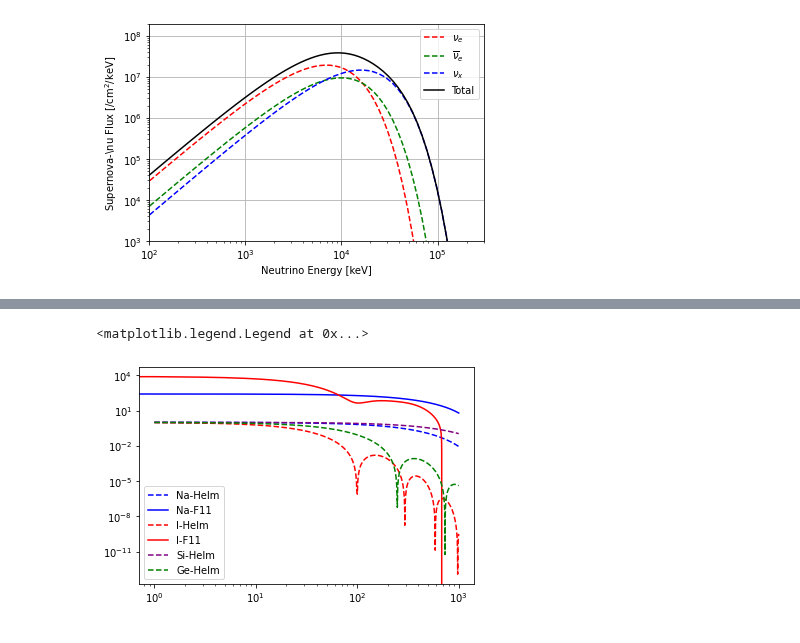
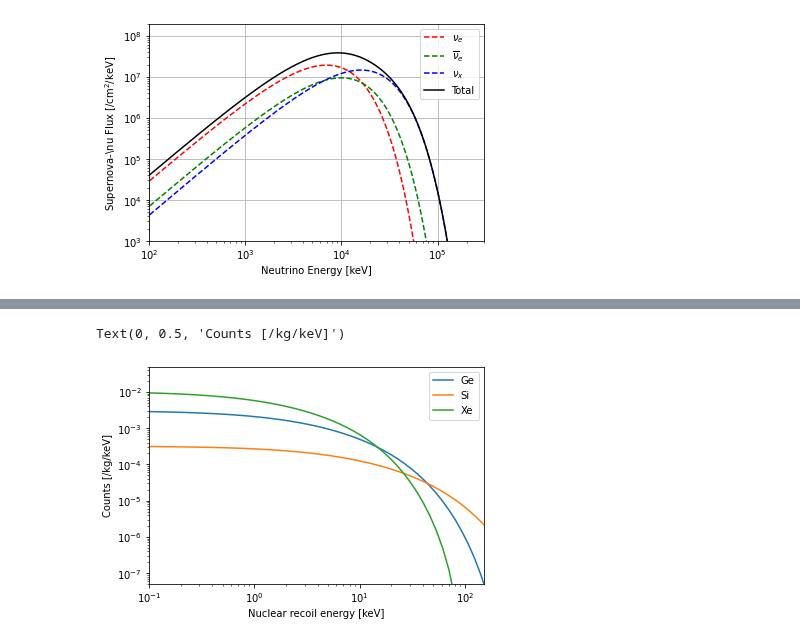
Before and after one commit to mjzurowski/sgm, a Jupyter notebook: Neutrino-test.ipynb, the cells around one changed output, grey strips where cells are left out. Cells and saved outputs as stored; diff of their text form; code cells hidden in the pictures.

```diff
--- a/Neutrino-test.ipynb
+++ b/Neutrino-test.ipynb
@@ -58,20 +60,23 @@ Text(0, 0.5, 'Counts [/kg/keV]')
-# %%
-from targets.i import I
-from targets.na import Na
-from targets.si import Si
-from targets.ge import Ge
-ER = np.linspace(0,1000,1000)
-plt.plot(ER, Na().Helm(ER*1e3)*Na().Helm(ER*1e3),label='Na-Helm',color = 'b', linestyle='--')
-plt.plot(ER, Na().F11(ER*1e3,1/np.sqrt(2),1/np.sqrt(2)),label='Na-F11',color = 'b', linestyle='-')
-plt.plot(ER, I().Helm(ER*1e3)*I().Helm(ER*1e3),label='I-Helm',color = 'r', linestyle='--')
-plt.plot(ER, I().F11(ER*1e3,1/np.sqrt(2),1/np.sqrt(2)),label='I-F11',color = 'r', linestyle='-')
-plt.plot(ER, Si().Helm(ER*1e3)*Si().Helm(ER*1e3),label='Si-Helm',color = 'purple', linestyle='--')
-plt.plot(ER, Ge().Helm(ER*1e3)*Ge().Helm(ER*1e3),label='Ge-Helm',color = 'green', linestyle='--')
-#plt.plot(ER, Si().F11(ER*1e3,1/np.sqrt(2),1/np.sqrt(2)),label='Si-F11',color = 'purple', linestyle='-')
-plt.xscale('log')
-plt.yscale('log')
-plt.legend()
-# %% [output]
-<matplotlib.legend.Legend at 0x...>
-[figure, removed]
+# %%
+from targets.ge import Ge
+from targets.si import Si
+from targets.xe import Xe
+ER = np.logspace(-3,3,100) # Nuclear recoil energy, units of keV
+ER_eV = ER*keV
+T_Ge=Ge()
+plt.plot(ER,[Model.dRdER(T_Ge,Ev_eV,ERi)*keV for ERi in ER_eV],label='Ge')
+T_Si=Si()
+plt.plot(ER,[Model.dRdER(T_Si,Ev_eV,ERi)*keV for ERi in ER_eV],label='Si')
+T_Xe=Xe()
+plt.plot(ER,[Model.dRdER(T_Xe,Ev_eV,ERi)*keV for ERi in ER_eV],label='Xe')
+plt.xscale('log')
+plt.yscale('log')
+plt.legend()
+plt.xlim(1e-1,1.5e2)
+plt.ylim(5e-8, 5e-2)
+plt.xlabel(r"Nuclear recoil energy [keV]")
+plt.ylabel(r"Counts [/kg/keV]")
+# %% [output]
+Text(0, 0.5, 'Counts [/kg/keV]')
+[figure, added]
 # %%
```
Also changed, not shown: parts of 8 cells of this notebook, 7 other files.
